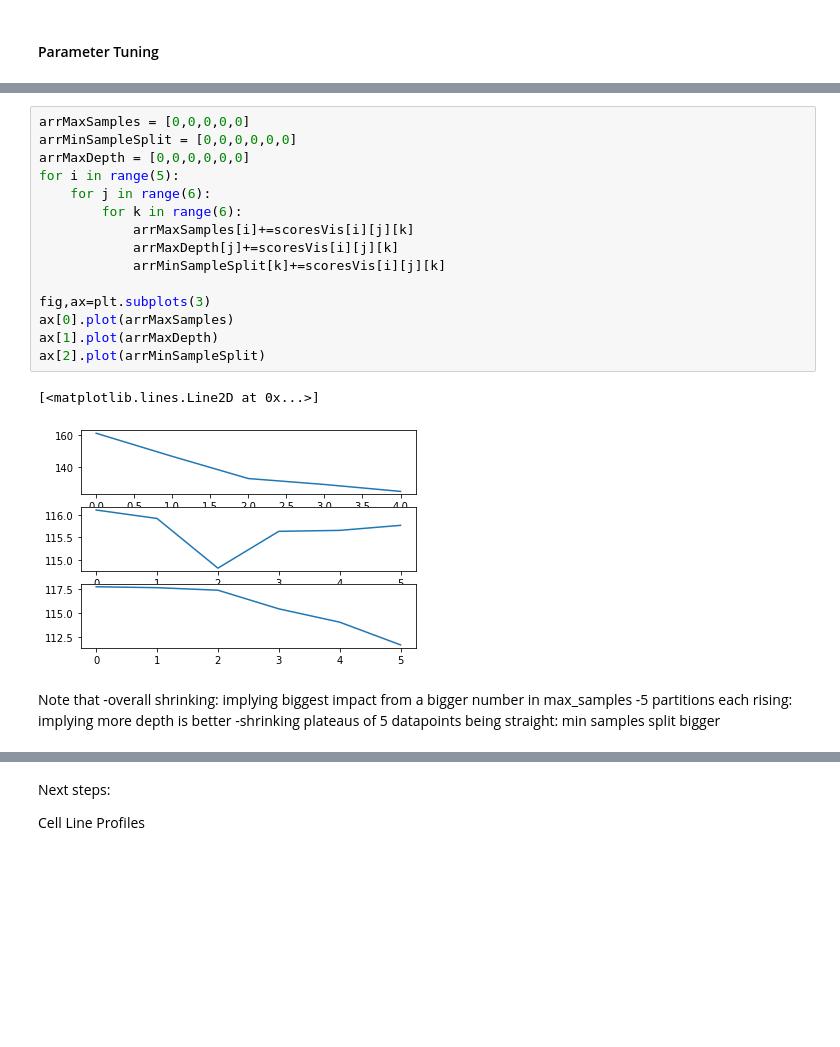
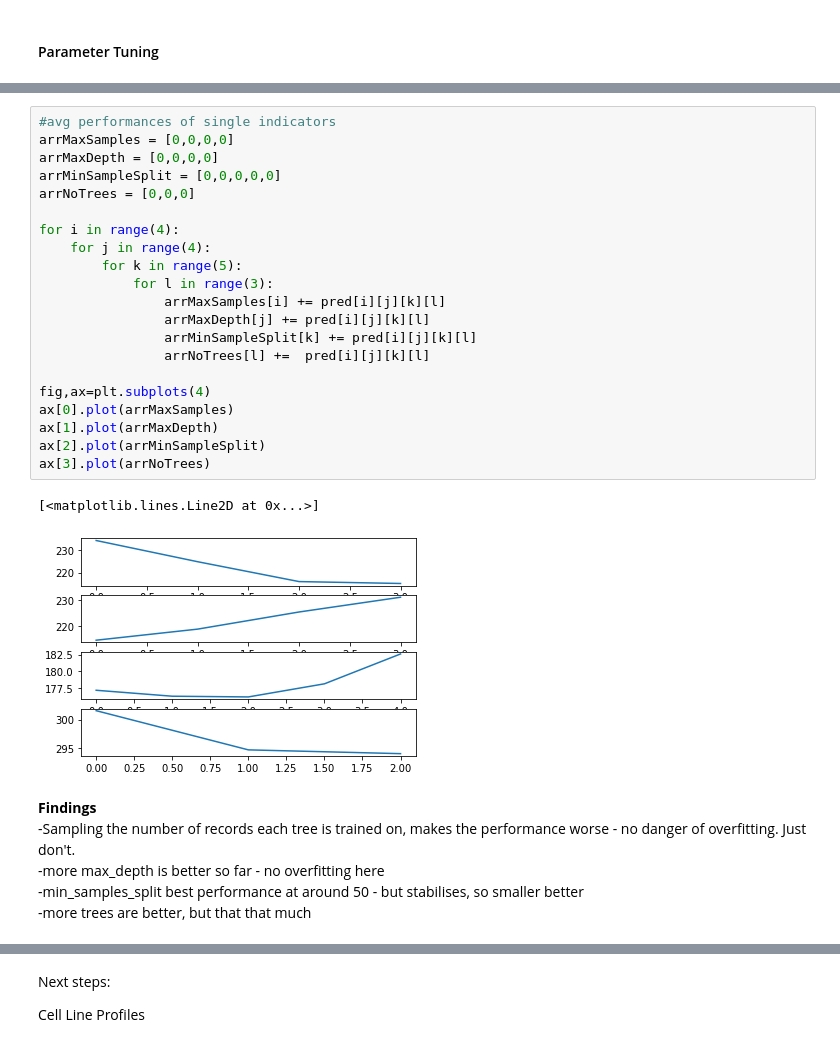
Before and after one commit to stefanhuber1510/marbleProject, a Jupyter notebook: scoring/thirdScoringTest.ipynb, the cells around one changed output, grey strips where cells are left out. Cells and saved outputs as stored; diff of their text form; blank space fills up the shorter version.

```diff
--- a/scoring/thirdScoringTest.ipynb
+++ b/scoring/thirdScoringTest.ipynb
@@ -384,23 +403,30 @@ plt.plot(scoresVis.flatten())
 # %%
-arrMaxSamples = [0,0,0,0,0]
-arrMinSampleSplit = [0,0,0,0,0,0]
-arrMaxDepth = [0,0,0,0,0,0]
-for i in range(5):
-    for j in range(6):
-        for k in range(6):
-            arrMaxSamples[i]+=scoresVis[i][j][k]
-            arrMaxDepth[j]+=scoresVis[i][j][k]
-            arrMinSampleSplit[k]+=scoresVis[i][j][k]
+#avg performances of single indicators
+arrMaxSamples = [0,0,0,0]
+arrMaxDepth = [0,0,0,0]
+arrMinSampleSplit = [0,0,0,0,0]
+arrNoTrees = [0,0,0]
 
-fig,ax=plt.subplots(3)
+for i in range(4):
+    for j in range(4):
+        for k in range(5):
+            for l in range(3):
+                arrMaxSamples[i] += pred[i][j][k][l]
+                arrMaxDepth[j] += pred[i][j][k][l]
+                arrMinSampleSplit[k] += pred[i][j][k][l]
+                arrNoTrees[l] +=  pred[i][j][k][l]
+
+fig,ax=plt.subplots(4)
 ax[0].plot(arrMaxSamples)
 ax[1].plot(arrMaxDepth)
 ax[2].plot(arrMinSampleSplit)
+ax[3].plot(arrNoTrees)
 # %% [output]
 [<matplotlib.lines.Line2D at 0x...>]
-[figure, old version]
+[figure, new version]
 # %% [markdown]
-Note that
--overall shrinking: implying biggest impact from a bigger number in max_samples
--5 partitions each rising: implying more depth is better
--shrinking plateaus of 5 datapoints being straight: min samples split bigger
+<B>Findings</B><br>
+-Sampling the number of records each tree is trained on, makes the performance worse - no danger of overfitting. Just don't.<br>
+-more max_depth is better so far - no overfitting here<br>
+-min_samples_split best performance at around 50 - but stabilises, so smaller better<br>
+-more trees are better, but that that much
```
Also changed, not shown: parts of 24 cells of this notebook.
